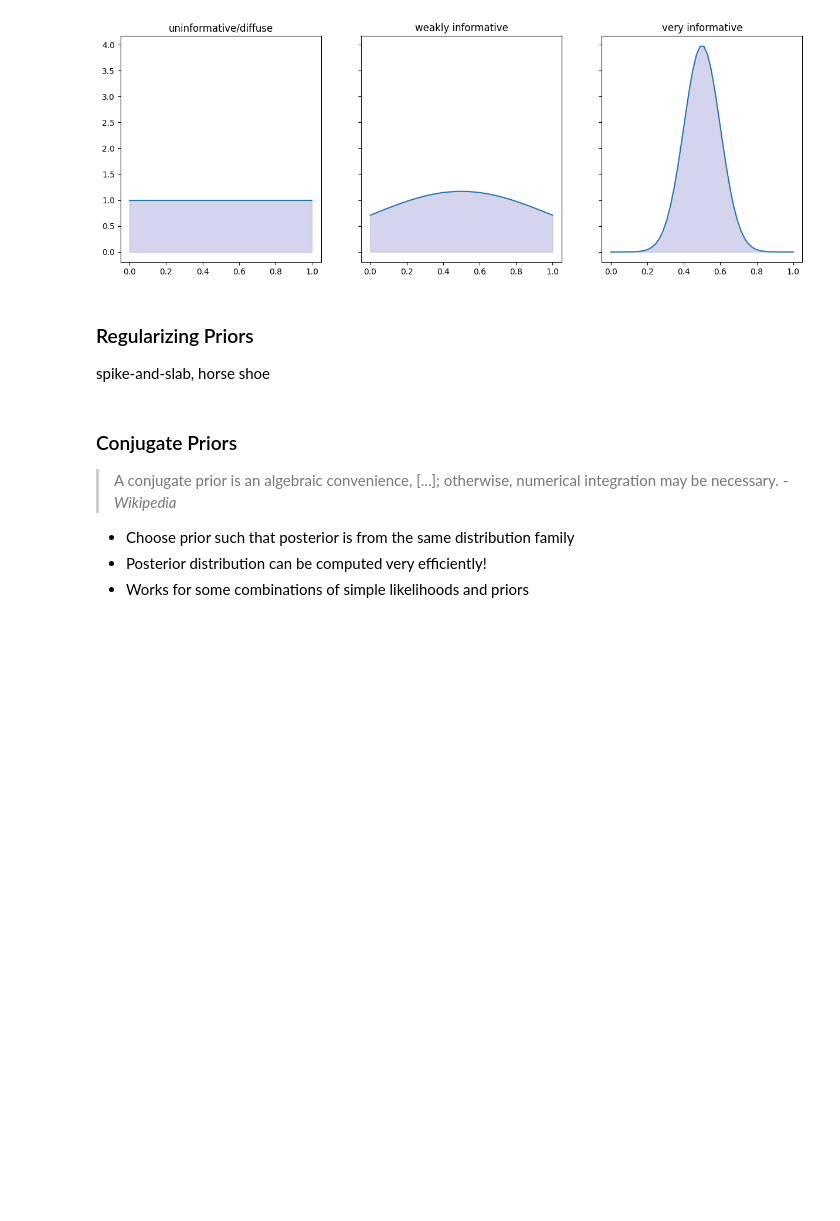
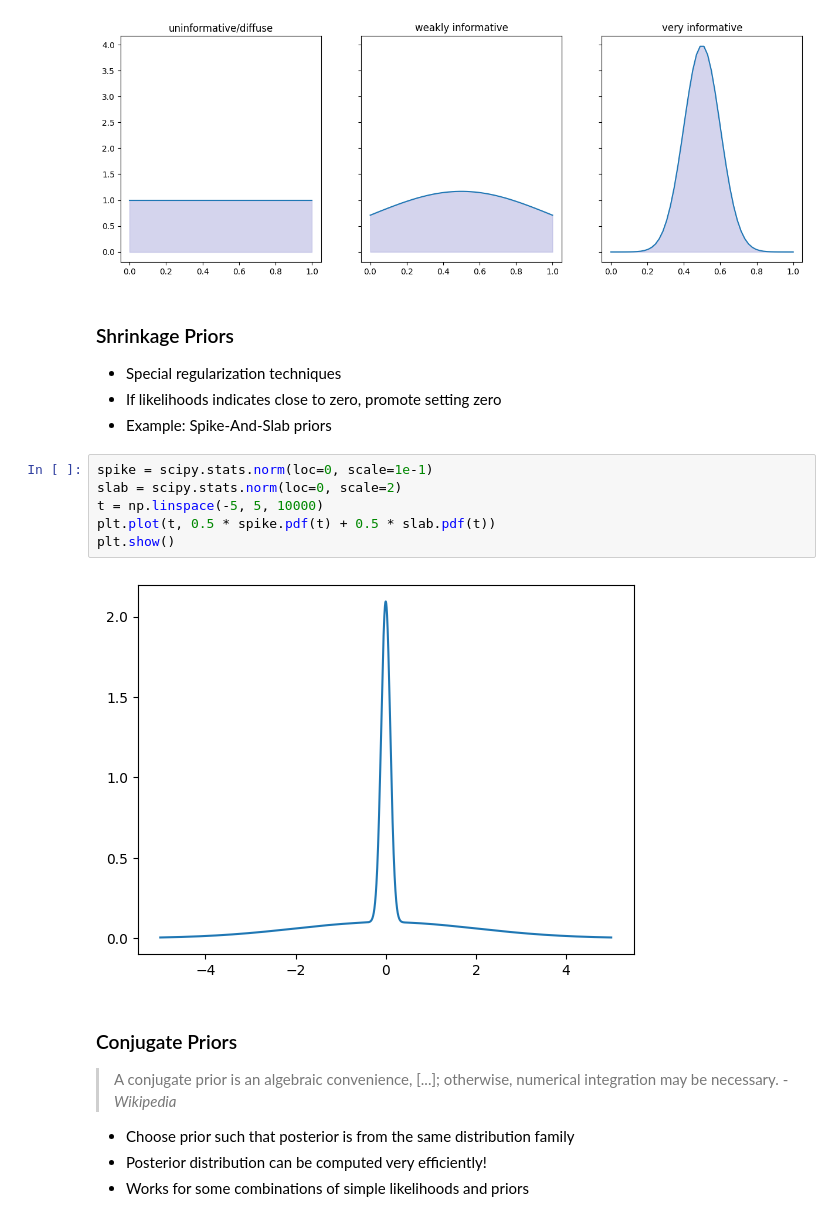
Before and after one commit to ANTS-ON/BayesianStats, a Jupyter notebook: script.ipynb, the cells around one changed output. Cells and saved outputs as stored; diff of their text form; blank space fills up the shorter version.

Commit message:
Add shrinkage priors

```diff
--- a/script.ipynb
+++ b/script.ipynb
@@ -197,9 +197,18 @@ plt.show()
 # %% [output]
 [figure]
 # %% [markdown]
-### Regularizing Priors
-
-spike-and-slab, horse shoe
+### Shrinkage Priors
+- Special regularization techniques
+- If likelihoods indicates close to zero, promote setting zero
+- Example: Spike-And-Slab priors
+# %%
+spike = scipy.stats.norm(loc=0, scale=1e-1)
+slab = scipy.stats.norm(loc=0, scale=2)
+t = np.linspace(-5, 5, 10000)
+plt.plot(t, 0.5 * spike.pdf(t) + 0.5 * slab.pdf(t))
+plt.show()
+# %% [output]
+[figure, added]
 # %% [markdown]
 ### Conjugate Priors
 > A conjugate prior is an algebraic convenience, [...]; otherwise, numerical integration may be necessary. - *Wikipedia*
```
Also changed, not shown: parts of 2 cells of this notebook.
